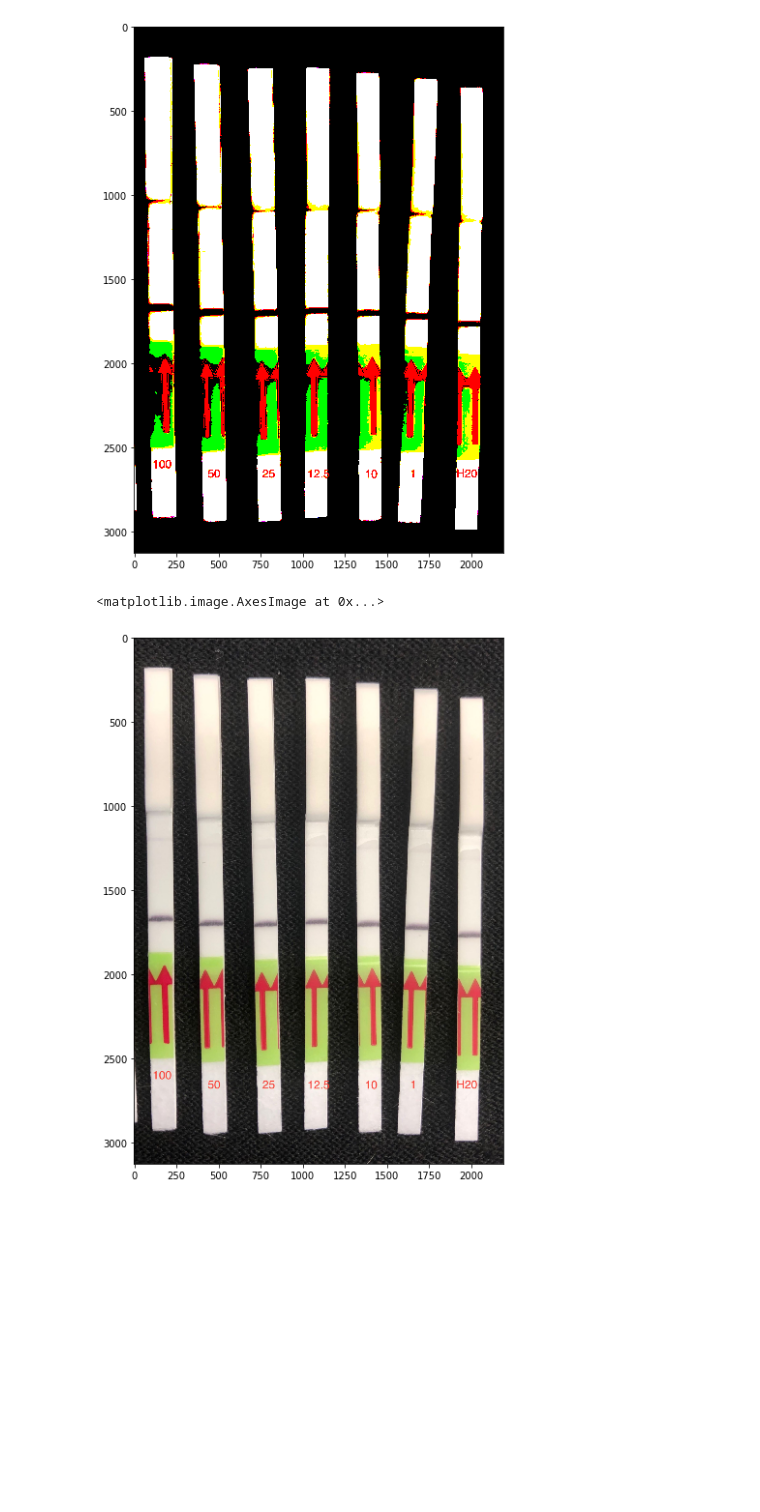
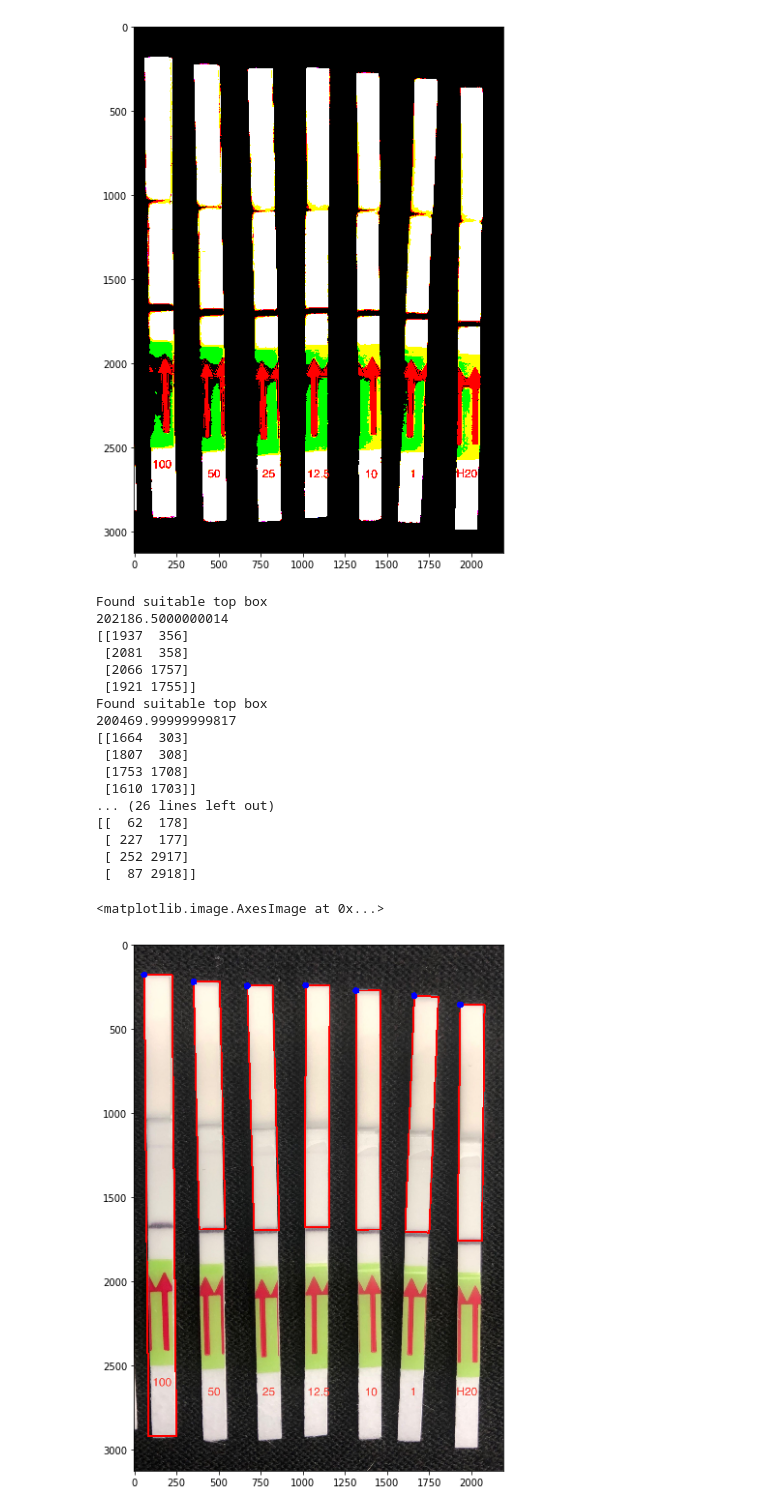
Before and after one commit to broadinstitute/HandLens-1.0.0, a Jupyter notebook: notebooks/Strip Detection and Comparison v3.ipynb, the cells around one changed output. Saved outputs shown, nothing was run; the diff lists cells and outputs as text; code cells hidden in the pictures; blank space fills up the shorter version.

```diff
--- a/notebooks/Strip Detection and Comparison v3.ipynb
+++ b/notebooks/Strip Detection and Comparison v3.ipynb
@@ -44,7 +44,7 @@ maxCenterBoxArea = 50000
 minTopBoxArea = 25000
 
 # Maximum of the top strip boxes
-maxTopBoxArea = 70000
+maxTopBoxArea = 500000
 
 # Minimum intensity for binary thresholding of the top portion of the strips
 minStripThreshold = 190
@@ -227,36 +227,54 @@ plt.imshow(cv2.cvtColor(thresh, cv2.COLOR_BGR2RGB))
 
 grayscale = cv2.cvtColor(thresh, cv2.COLOR_BGR2GRAY)
 cnts = cv2.findContours(grayscale, cv2.RETR_EXTERNAL, cv2.CHAIN_APPROX_SIMPLE)
 cnts = imutils.grab_contours(cnts)
 
 # Create a copy of the original image to draw the bounding boxes on
 tmp = image.copy()
 
 top_boxes = []
 for c in cnts:
     M = cv2.moments(c)
     if M["m00"] == 0: continue
 
     rect = cv2.minAreaRect(c)
     box = makeOrderedBox(rect)
 
     area = boxArea(box)
-    if area < minTopBoxArea or maxTopBoxArea < area: continue
+    if area < minTopBoxArea or maxTopBoxArea < area:
+        continue
 
     if maxTopY < boxMinY(box): continue
 
     print("Found suitable top box")
     print(area)
     print(box)
     top_boxes += [box]
 
     tmp = cv2.drawContours(tmp, [box], 0, (0,0,255), 10)
     tmp = cv2.circle(tmp, (box[0][0], box[0][1]), 20, (255,0,0), -1)
 
 plt.imshow(cv2.cvtColor(tmp, cv2.COLOR_BGR2RGB))
 # %% [output]
-<matplotlib.image.AxesImage at 0x...>
+Found suitable top box
+202186.5000000014
+[[1937  356]
+ [2081  358]
+ [2066 1757]
+ [1921 1755]]
+Found suitable top box
+200469.99999999817
+[[1664  303]
+ [1807  308]
+ [1753 1708]
+ [1610 1703]]
+... (26 lines left out)
+[[  62  178]
+ [ 227  177]
+ [ 252 2917]
+ [  87 2918]]
+<matplotlib.image.AxesImage at 0x...>
-[figure, old version]
+[figure, new version]
 # %%
 # From:
 # https://www.cs.hmc.edu/ACM/lectures/intersections.html
```
Also changed, not shown: parts of 4 cells of this notebook, 4 other files.
